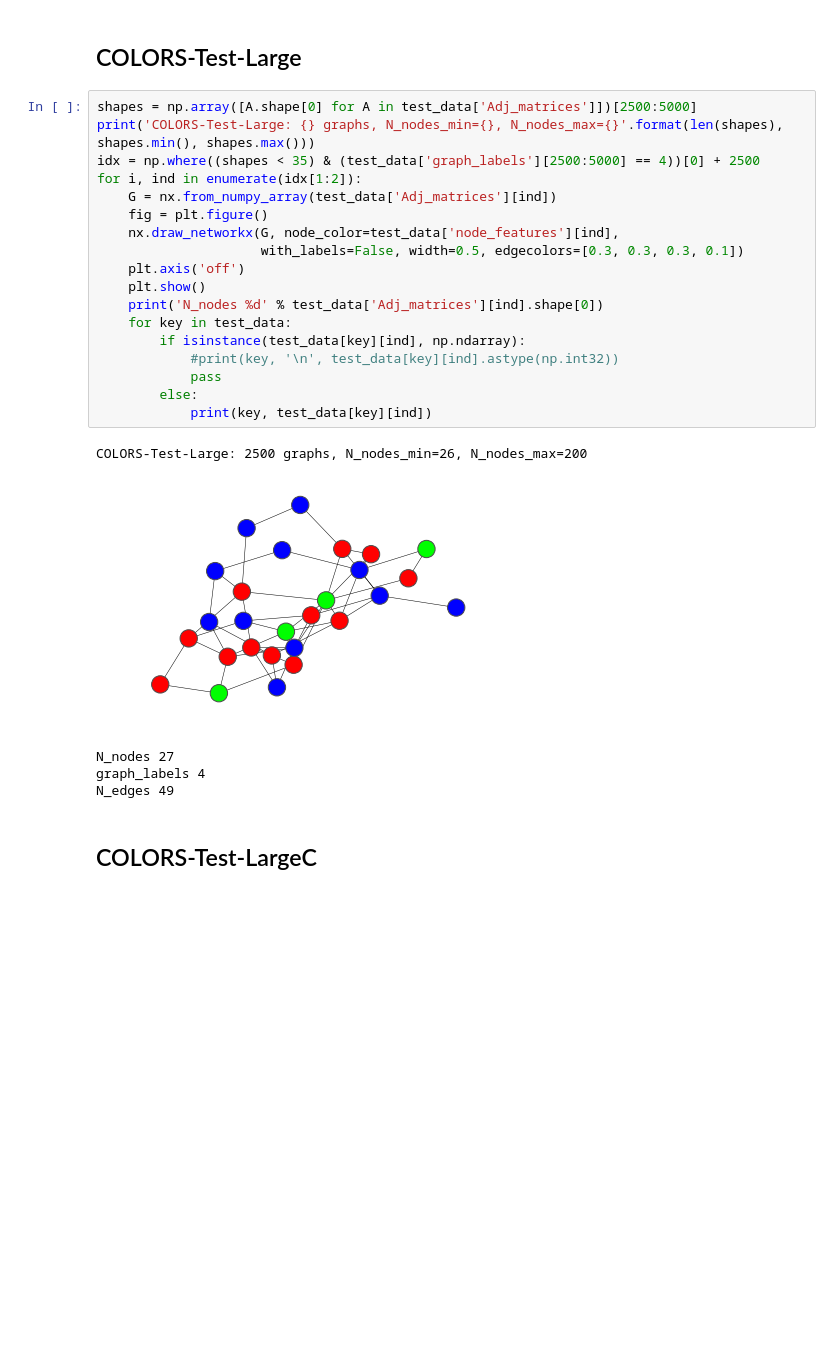
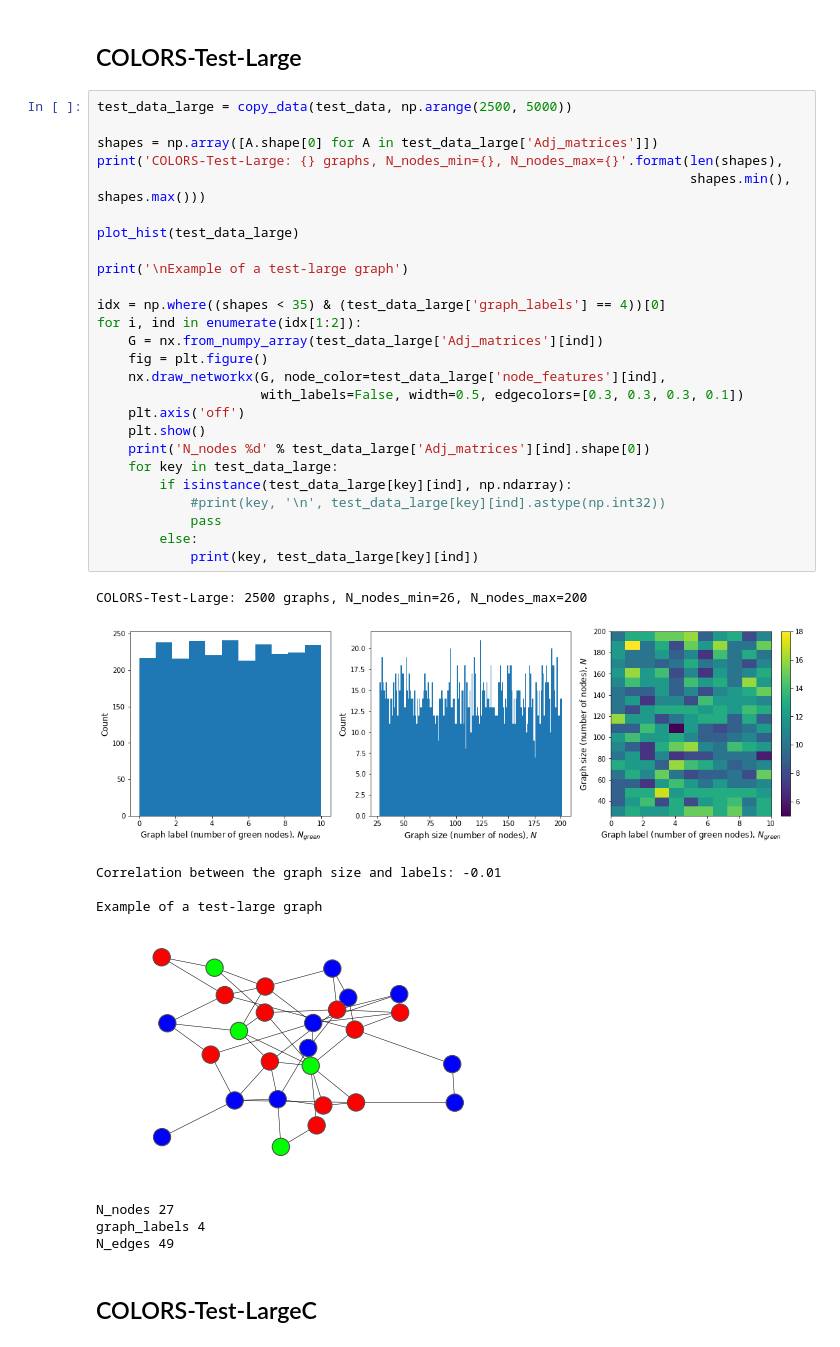
Before and after one commit to bknyaz/graph_attention_pool, a Jupyter notebook: graphs_visualize.ipynb, the cells around one changed output. Drawn from its saved outputs; the diff is of its cells as text; blank space fills up the shorter version.

```diff
--- a/graphs_visualize.ipynb
+++ b/graphs_visualize.ipynb
@@ -70,29 +121,41 @@ N_edges 18
 # %% [markdown]
 ## COLORS-Test-Large
 # %%
-shapes = np.array([A.shape[0] for A in test_data['Adj_matrices']])[2500:5000]
-print('COLORS-Test-Large: {} graphs, N_nodes_min={}, N_nodes_max={}'.format(len(shapes), shapes.min(), shapes.max()))
-idx = np.where((shapes < 35) & (test_data['graph_labels'][2500:5000] == 4))[0] + 2500
+test_data_large = copy_data(test_data, np.arange(2500, 5000))
+
+shapes = np.array([A.shape[0] for A in test_data_large['Adj_matrices']])
+print('COLORS-Test-Large: {} graphs, N_nodes_min={}, N_nodes_max={}'.format(len(shapes),
+                                                                            shapes.min(), shapes.max()))
+
+plot_hist(test_data_large)
+
+print('\nExample of a test-large graph')
+
+idx = np.where((shapes < 35) & (test_data_large['graph_labels'] == 4))[0]
 for i, ind in enumerate(idx[1:2]):
-    G = nx.from_numpy_array(test_data['Adj_matrices'][ind])
+    G = nx.from_numpy_array(test_data_large['Adj_matrices'][ind])
     fig = plt.figure()
-    nx.draw_networkx(G, node_color=test_data['node_features'][ind],
+    nx.draw_networkx(G, node_color=test_data_large['node_features'][ind],
                      with_labels=False, width=0.5, edgecolors=[0.3, 0.3, 0.3, 0.1])
     plt.axis('off')
     plt.show()
-    print('N_nodes %d' % test_data['Adj_matrices'][ind].shape[0])
-    for key in test_data:
-        if isinstance(test_data[key][ind], np.ndarray):
-            #print(key, '\n', test_data[key][ind].astype(np.int32))
+    print('N_nodes %d' % test_data_large['Adj_matrices'][ind].shape[0])
+    for key in test_data_large:
+        if isinstance(test_data_large[key][ind], np.ndarray):
+            #print(key, '\n', test_data_large[key][ind].astype(np.int32))
             pass
         else:
-            print(key, test_data[key][ind])
+            print(key, test_data_large[key][ind])
 # %% [output]
 COLORS-Test-Large: 2500 graphs, N_nodes_min=26, N_nodes_max=200
-[figure, old version]
+[figure, new version]
-N_nodes 27
-graph_labels 4
-N_edges 49
+Correlation between the graph size and labels: -0.01
+
+Example of a test-large graph
+[figure, added]
+N_nodes 27
+graph_labels 4
+N_edges 49
 # %% [markdown]
 ## COLORS-Test-LargeC
 # %%
```
Also changed, not shown: parts of 5 cells of this notebook, 3 other files.
